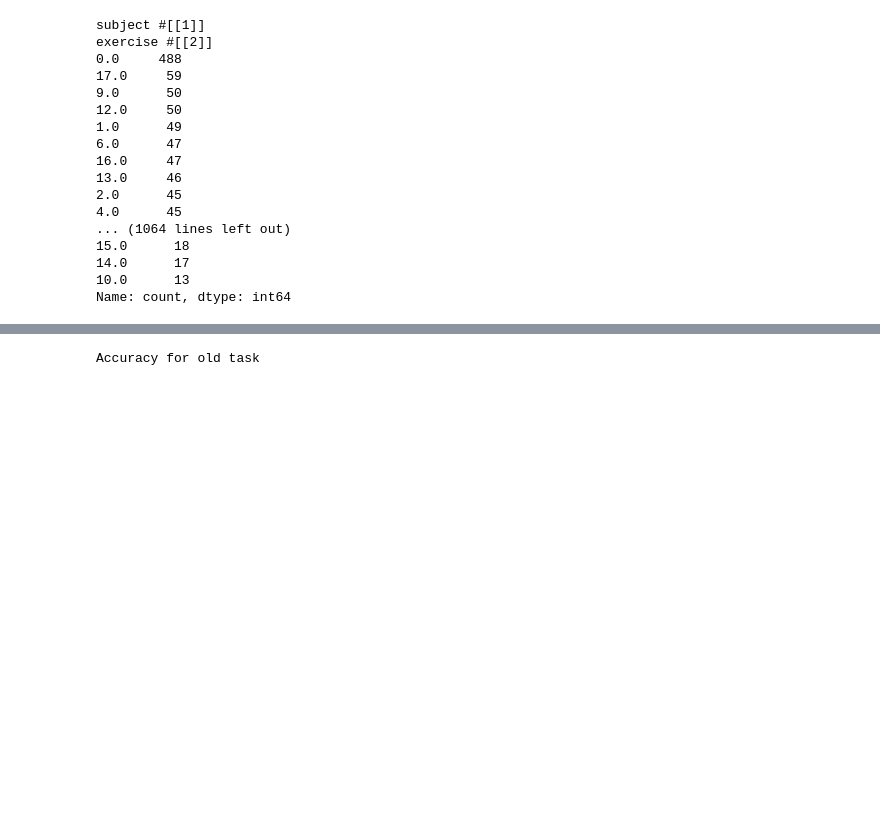
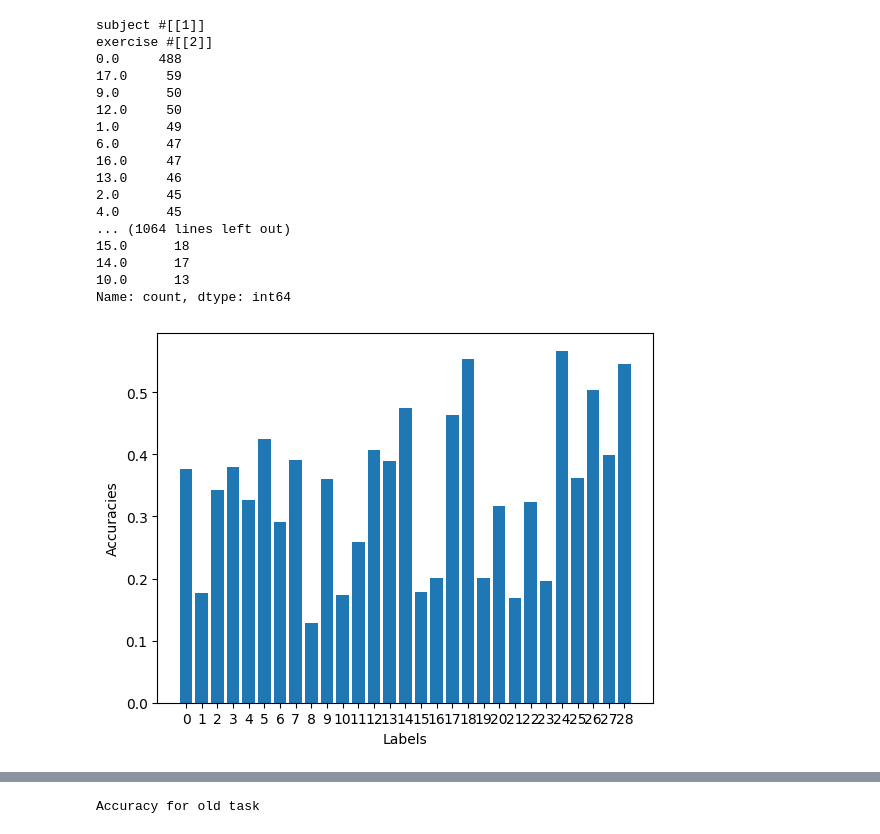
Before and after one commit to Tardigrades3/CMPM118-Winter2026, a Jupyter notebook: continual models/ninaPro_LWF_tiny_drop.ipynb, the cells around one changed output, grey strips where cells are left out. Drawn from its saved outputs; the diff is of its cells as text; code cells hidden in the pictures; blank space fills up the shorter version.

```diff
--- a/continual models/ninaPro_LWF_tiny_drop.ipynb
+++ b/continual models/ninaPro_LWF_tiny_drop.ipynb
@@ -187,6 +190,20 @@ for epoch in range(epochs):
         loss.backward()
         optimizer.step()
         pbar.set_postfix(loss=loss.item())
+# %%
+y2_test_shift = y2_test + 12
+
+combined_x = np.concatenate((x_test, x2_test), axis=0)
+combined_y = np.concatenate((y_test, y2_test_shift), axis=0)
+total = len(np.unique(combined_y))
+
+combined_dataset = NinaProDataset(combined_x, combined_y)
+combined_loader = torch.utils.data.DataLoader(combined_dataset, batch_size=200)
+
+accs = multi_class_acc_measure(combined_loader, student, device, total)
+graph_multilabel_accs(accs.cpu(), "Labels", "Accuracies")
+# %% [output]
+[figure, added]
 # %%
 import json
 with open('../graphs/accuracy_data_tiny_drop_post_cl_point9kd_1000epochs.json', 'w') as file:
```
Also changed, not shown: parts of 5 cells of this notebook, 18 other files.
